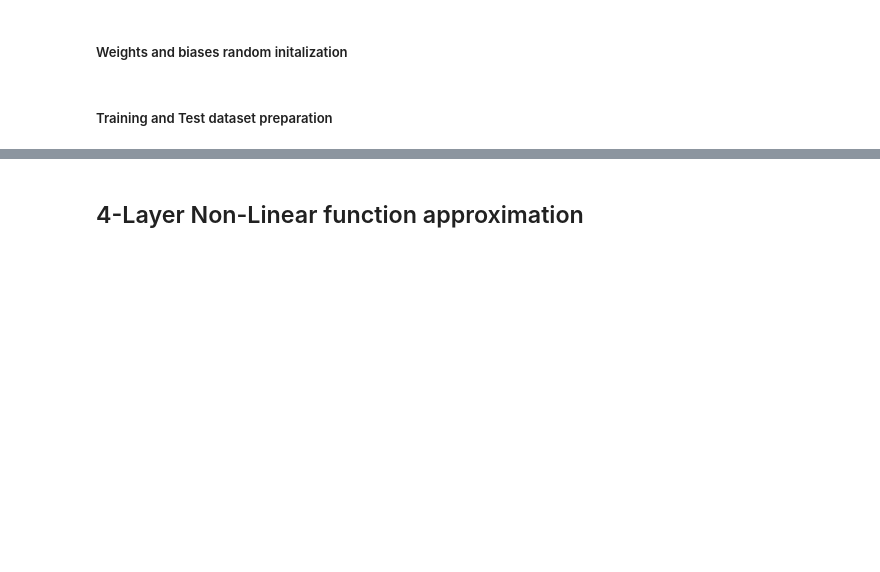
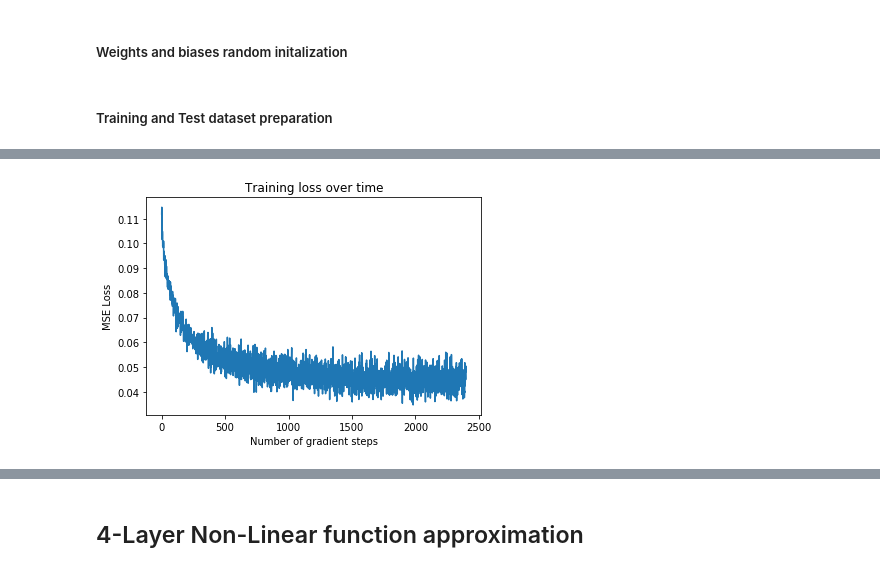
Before and after one commit to AdityaB97/feedback-alignment, a Jupyter notebook: Feedback Alignment.ipynb, the cells around one changed output, grey strips where cells are left out. Cells and saved outputs as stored; diff of their text form; code cells hidden in the pictures; blank space fills up the shorter version.

```diff
--- a/Feedback Alignment.ipynb
+++ b/Feedback Alignment.ipynb
@@ -188,0 +367,16 @@ for epoch in range(num_epochs):
+# %%
+class Network(nn.Module):
+    def __init__(self):
+        super(Network, self).__init__()
+        self.hidden = nn.Linear(784, 1000)
+        self.output = nn.Linear(1000, 10)
+
+    def forward(self, x):
+        x = self.hidden(x)
+        x = self.output(x)
+        return x
+# %%
+trainloader, testloader = get_loaders(50)
+net = Network()
+# %%
+training_losses, test_losses = train_network(net, 2, trainloader, testloader)
@@ -188,0 +401,4 @@ for epoch in range(num_epochs):
+# %%
+plot_losses(training_losses, 'Training loss over time')
+# %% [output]
+[figure, added]
```
Also changed, not shown: parts of 31 cells of this notebook.
